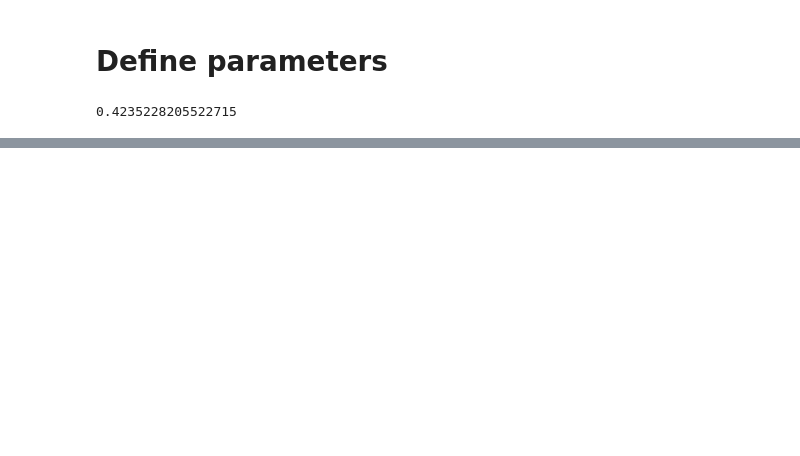
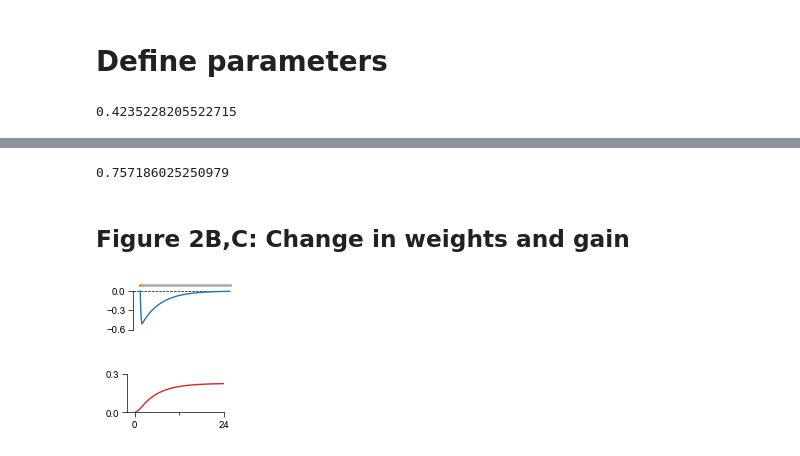
Before and after one commit to jay-bhasin/consolidation-integration, a Jupyter notebook: notebooks/simulations-heterosynaptic.ipynb, the cells around one changed output, grey strips where cells are left out. Cells and saved outputs as stored; diff of their text form; code cells hidden in the pictures; blank space fills up the shorter version.

```diff
--- a/notebooks/simulations-heterosynaptic.ipynb
+++ b/notebooks/simulations-heterosynaptic.ipynb
@@ -412,0 +111,7 @@ gain_noise = params['k_eye']*(noise_ends[1,:]*params['mf_sensitivity']
+# %%
+# Spontaneous firing rate of PCs ~50 sp/s (Katoh et al. 2015)
+# and MVNs is ~57 sp/s (Nelson et al. 2003)
+
+# Calculate PC and MVN offsets so that this is the firing rate at baseline
+params['pc_0'] = 50
+params['mvn_0'] = 57 - params['mf_0']*v_0_(g_init) + params['w_pc_mvn']*50
@@ -412,0 +259,67 @@ gain_noise = params['k_eye']*(noise_ends[1,:]*params['mf_sensitivity']
+# %%
+T_learn = 0.5 # h
+T_post = 24 # h
+
+# Initial conditions
+y_0 = np.array([params['w_i'], v_0, 0, params['pf_0'], params['pf_0']*params['cf_0']])
+# %%
+# with post-training input
+t_learn, y_learn, t_post, y_post_input = simulateTrainingOnline(y_0, T_learn, T_post, head_learn, head_post_input,
+                                                        target_learn, target_post, params, returnSeparate=True)
+y_input = np.hstack((y_learn, y_post_input))
+gain_input = gain(y_input[0,:], y_input[1,:])
+# %%
+t_sol = np.concatenate((t_learn, t_post))
+# %%
+# gain achieved during training
+gain_learn = gain(y_learn[0,:], y_learn[1,:])
+# % Consolidation
+print((gain_input[-1]-gain_input[0])/(gain_learn[-1]-gain_learn[0]))
+# %% [output]
+0.757186025250979
+# %% [markdown]
+## Figure 2B,C: Change in weights and gain
+# %%
+# Change in w
+plt.figure(figsize=(1.25, 0.5))
+plt.plot([-2,24], [0,0],'k--',lw=0.5)
+# Input/no input conditions are identical
+plt.plot(t_sol, (y_input[0,:]-params['w_i'])/y_input[0,0],lw=1, clip_on=False)
+
+plt.plot([0, 0.5],[0.1,]*2,  c='C1', lw=2, clip_on=False)
+plt.plot([0.5, 24], [0.1,]*2,  c=(0.7,)*3, lw=2, clip_on=False)
+
+plt.xlim([-2,24])
+plt.ylim([-0.6,0])
+ax = plt.gca()
+
+ax.xaxis.set_visible(False)
+# ax.set_xticks([0, 24])
+# ax.set_xticks([12], minor=True)
+# ax.set_xticklabels([0, 24])
+
+ax.set_yticks([0, -0.3, -0.6])
+
+ax.spines['top'].set_visible(False)
+ax.spines['right'].set_visible(False)
+ax.spines['bottom'].set_visible(False)
+# %% [output]
+[figure, added]
+# %%
+# Change in v
+plt.figure(figsize=(1.25, 0.5))
+plt.plot(t_sol, (y_input[1,:]-y_input[1,0])/y_input[1,0], c='C3',lw=1)
+plt.ylim([0, 0.3])
+plt.xlim([-2,24])
+
+ax = plt.gca()
+
+ax.set_xticks([0, 24])
+ax.set_xticks([12], minor=True)
+ax.set_xticklabels([0, 24])
+ax.set_yticks([0, 0.3])
+
+ax.spines['top'].set_visible(False)
+ax.spines['right'].set_visible(False)
+# %% [output]
+[figure, added]
```
Also changed, not shown: parts of 150 cells of this notebook, 16 other files.
